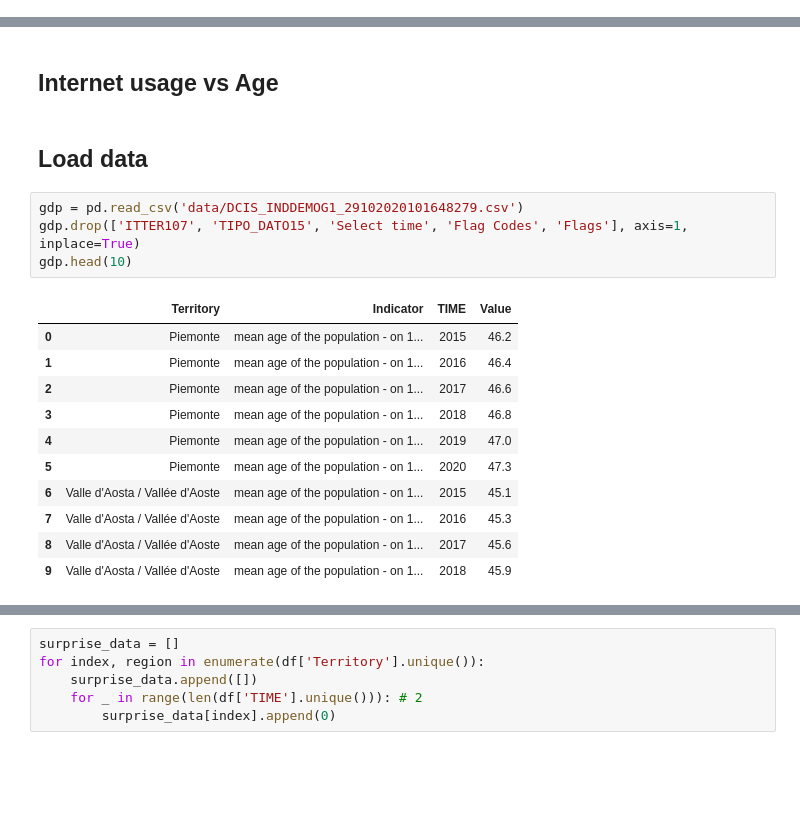
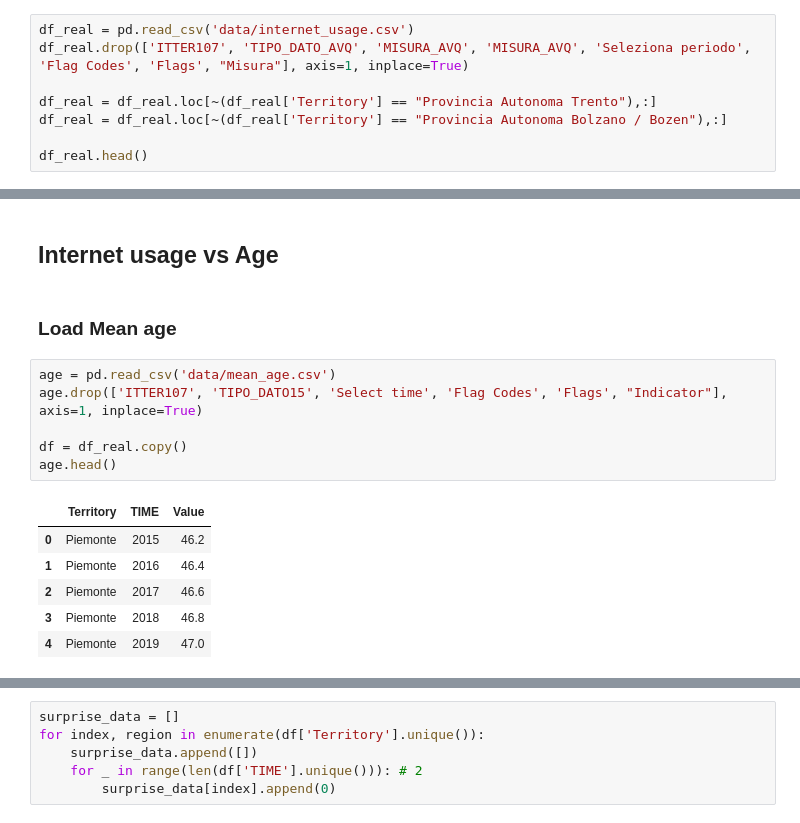
Before and after one commit to mett29/DataViz, a Jupyter notebook: surprise_maps/surprise_map_internet_usage.ipynb, the cells around one changed output, grey strips where cells are left out. Drawn from its saved outputs; the diff is of its cells as text; blank space fills up the shorter version.

```diff
--- a/surprise_maps/surprise_map_internet_usage.ipynb
+++ b/surprise_maps/surprise_map_internet_usage.ipynb
@@ -9,0 +12,8 @@ import geopandas as gpd
+# %%
+df_real = pd.read_csv('data/internet_usage.csv')
+df_real.drop(['ITTER107', 'TIPO_DATO_AVQ', 'MISURA_AVQ', 'MISURA_AVQ', 'Seleziona periodo', 'Flag Codes', 'Flags', "Misura"], axis=1, inplace=True)
+
+df_real = df_real.loc[~(df_real['Territory'] == "Provincia Autonoma Trento"),:]
+df_real = df_real.loc[~(df_real['Territory'] == "Provincia Autonoma Bolzano / Bozen"),:]
+
+df_real.head()
@@ -10,20 +49,17 @@ import geopandas as gpd
 # %% [markdown]
 ## Internet usage vs Age
 # %% [markdown]
-## Load data
+### Load Mean age
 # %%
-gdp = pd.read_csv('data/DCIS_INDDEMOG1_29102020101648279.csv')
-gdp.drop(['ITTER107', 'TIPO_DATO15', 'Select time', 'Flag Codes', 'Flags'], axis=1, inplace=True)
-gdp.head(10)
+age = pd.read_csv('data/mean_age.csv')
+age.drop(['ITTER107', 'TIPO_DATO15', 'Select time', 'Flag Codes', 'Flags', "Indicator"], axis=1, inplace=True)
+
+df = df_real.copy()
+age.head()
 # %% [output]
-|  | Territory | Indicator | TIME | Value |
-| 0 | Piemonte | mean age of the population - on 1... | 2015 | 46.2 |
-| 1 | Piemonte | mean age of the population - on 1... | 2016 | 46.4 |
-| 2 | Piemonte | mean age of the population - on 1... | 2017 | 46.6 |
-| 3 | Piemonte | mean age of the population - on 1... | 2018 | 46.8 |
-| 4 | Piemonte | mean age of the population - on 1... | 2019 | 47.0 |
-| 5 | Piemonte | mean age of the population - on 1... | 2020 | 47.3 |
-| 6 | Valle d'Aosta / Vallée d'Aoste | mean age of the population - on 1... | 2015 | 45.1 |
-| 7 | Valle d'Aosta / Vallée d'Aoste | mean age of the population - on 1... | 2016 | 45.3 |
-| 8 | Valle d'Aosta / Vallée d'Aoste | mean age of the population - on 1... | 2017 | 45.6 |
-| 9 | Valle d'Aosta / Vallée d'Aoste | mean age of the population - on 1... | 2018 | 45.9 |
+|  | Territory | TIME | Value |
+| 0 | Piemonte | 2015 | 46.2 |
+| 1 | Piemonte | 2016 | 46.4 |
+| 2 | Piemonte | 2017 | 46.6 |
+| 3 | Piemonte | 2018 | 46.8 |
+| 4 | Piemonte | 2019 | 47.0 |
```
Also changed, not shown: parts of 21 cells of this notebook, 3 other files.
